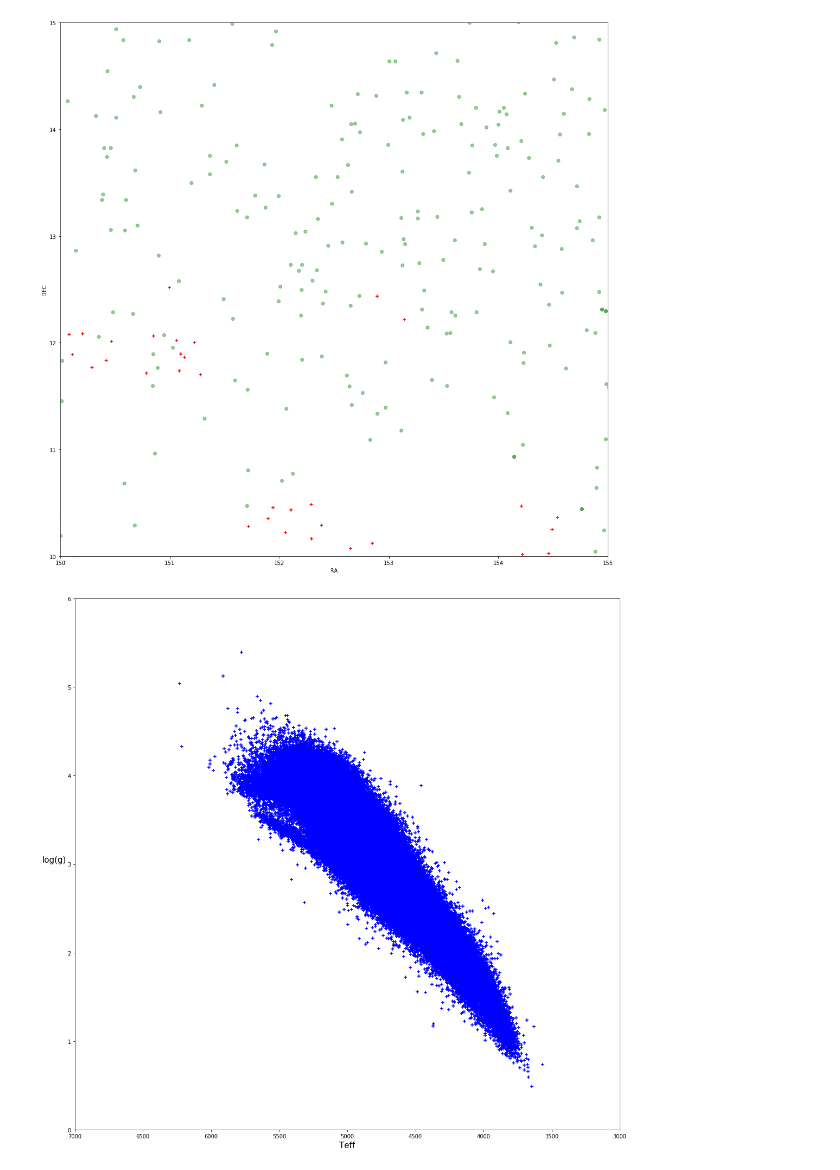
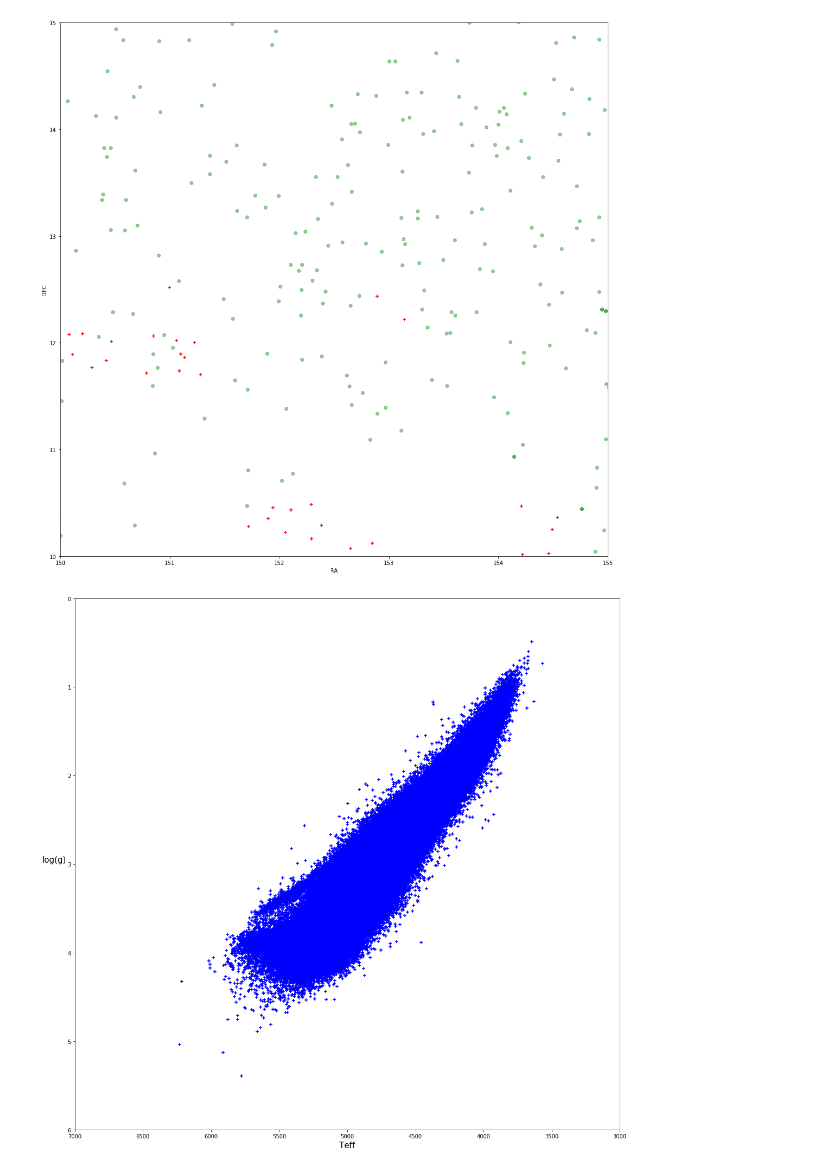
Before and after one commit to shebenst/DDO51-Metallicities, a Jupyter notebook: MW Halo Metallicity.ipynb, the cells around one changed output. Saved outputs shown, nothing was run; the diff lists cells and outputs as text; code cells hidden in the pictures.

```diff
--- a/MW Halo Metallicity.ipynb
+++ b/MW Halo Metallicity.ipynb
@@ -74,17 +74,18 @@ plt.show()
 # %%
 #Plotting logg VS. Teff from sspp Data
 import matplotlib.pyplot as plt
 plt.figure(figsize=(18,18))
 plt.scatter(spec['Teff'],spec['logg'],marker='+',c='blue')
 plt.xlabel('Teff',fontsize=15)
 plt.ylabel('log(g)',rotation='horizontal',labelpad=25,fontsize=15)
 plt.xlim(3000,7000)
 plt.ylim(0,6)
 plt.figsize=(18,16)
 
 ax=plt.gca()
 ax.invert_xaxis()
+ax.invert_yaxis()
 
 plt.show()
 # %% [output]
-[figure, old version]
+[figure, new version]
```
